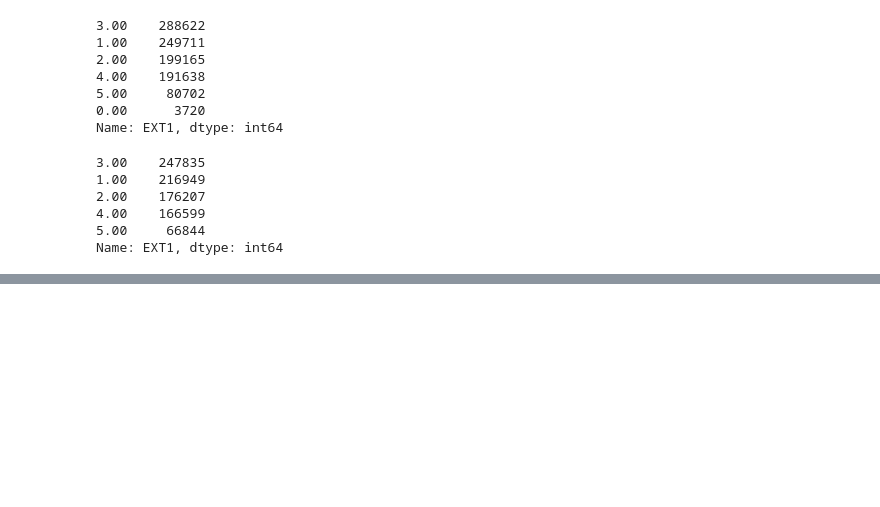
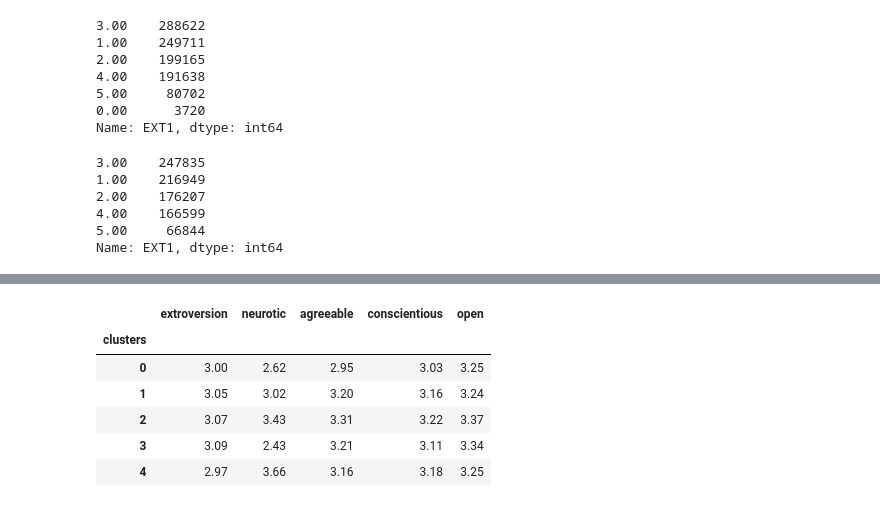
Before and after one commit to dieimeslee/IApersonalitymatch, a Jupyter notebook: FivePersonalityTrait.ipynb, the cells around one changed output, grey strips where cells are left out. Saved outputs shown, nothing was run; the diff lists cells and outputs as text; code cells hidden in the pictures; blank space fills up the shorter version.

```diff
--- a/FivePersonalityTrait.ipynb
+++ b/FivePersonalityTrait.ipynb
@@ -108,0 +160,10 @@ k_fit = kmeans.fit(data)
+# %%
+data_plus.groupby('clusters').mean()
+# %% [output]
+|  | extroversion | neurotic | agreeable | conscientious | open |
+| clusters |  |  |  |  |  |
+| 0 | 3.00 | 2.62 | 2.95 | 3.03 | 3.25 |
+| 1 | 3.05 | 3.02 | 3.20 | 3.16 | 3.24 |
+| 2 | 3.07 | 3.43 | 3.31 | 3.22 | 3.37 |
+| 3 | 3.09 | 2.43 | 3.21 | 3.11 | 3.34 |
+| 4 | 2.97 | 3.66 | 3.16 | 3.18 | 3.25 |
```
Also changed, not shown: parts of 23 cells of this notebook.
